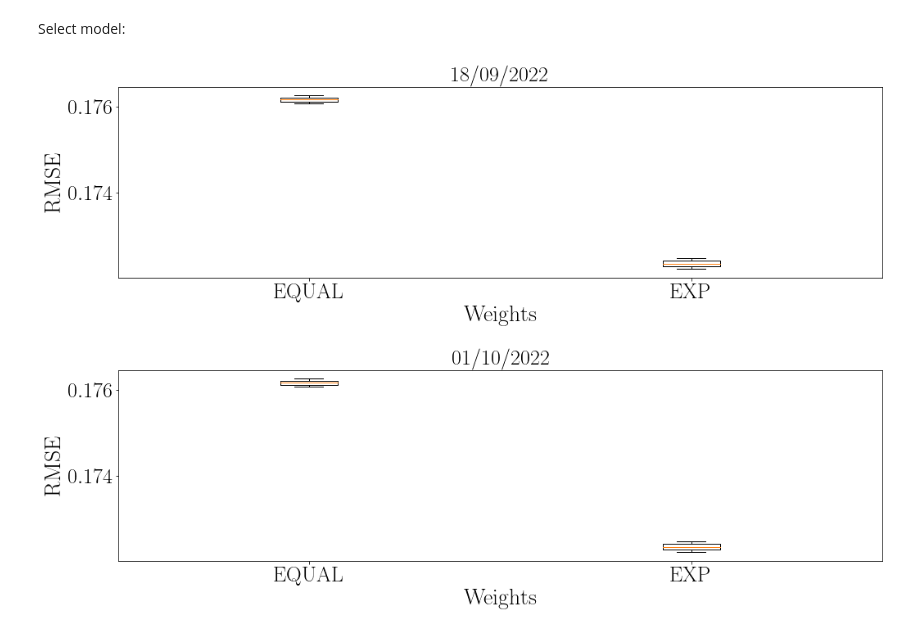
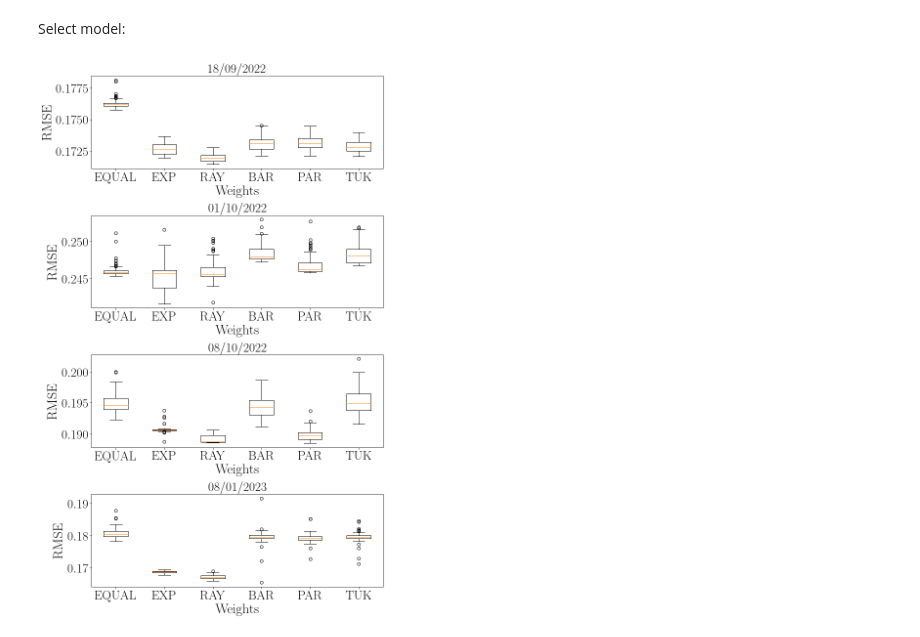
Before and after one commit to johannnamr/Forecasting-Facing-Structural-Breaks-Using-Deep-Sequential-Models, a Jupyter notebook: Code/Application/App_Results.ipynb, the cells around one changed output. Saved outputs shown, nothing was run; the diff lists cells and outputs as text; code cells hidden in the pictures.

```diff
--- a/Code/Application/App_Results.ipynb
+++ b/Code/Application/App_Results.ipynb
@@ -46,10 +30,10 @@ df_best
 # %%
-# dates = ['18/09/2022','01/10/2022','08/10/2022','08/01/2023']
+dates = ['18/09/2022','01/10/2022','08/10/2022','08/01/2023']
 #str_model = ['RNN', 'LSTM', 'GRU']
-#weight_type = ['exponential', 'rayleigh', 'bartlett', 'parzen' , 'tukey-hanning']
-dates = ['18/09/2022']
+weight_type = ['exponential', 'rayleigh', 'bartlett', 'parzen' , 'tukey-hanning']
+#dates = ['18/09/2022']
 str_model = ['RNN']
-weight_type = ['exponential']
+#weight_type = ['exponential']
 for k in range(len(dates)):
     for i in range(len(str_model)):
         for j in range(len(weight_type)+1):
@@ -118,30 +102,29 @@ Select model:
 # %%
 str_model = 'RNN'
 # %%
-# dates = ['18/09/2022','01/10/2022','08/10/2022','08/01/2023']
-#str_model = ['RNN', 'LSTM', 'GRU']
-#weight_type = ['exponential', 'rayleigh', 'bartlett', 'parzen' , 'tukey-hanning']
-dates = ['18/09/2022','01/10/2022']
-weight_type = ['exponential']
+dates = ['18/09/2022','01/10/2022','08/10/2022','08/01/2023']
+weight_type = ['exponential', 'rayleigh', 'bartlett', 'parzen' , 'tukey-hanning']
+#dates = ['18/09/2022','01/10/2022']
+#weight_type = ['exponential']
 # %%
-fig, axs = plt.subplots(len(dates),1, figsize=(15, 10))
+fig, axs = plt.subplots(len(dates),1, figsize=(10, 16))
 for i in range(len(dates)):
     df_data = pd.DataFrame()
     for j in range(len(weight_type)+1):
         if j==0:
             with np.load(path+'Results/'+data_names[i]+'_'+str_model+'_results.npz') as data:
                 df_data = pd.concat([df_data,pd.DataFrame(data['all_metrics'][:,metric])], axis=1, ignore_index=True)
         else:
             with np.load(path+'Results/'+data_names[i]+'_'+str_model+'_'+weight_type[j-1]+'_results.npz') as data:
                 df_data = pd.concat([df_data,pd.DataFrame(data['all_metrics'][:,metric])], axis=1, ignore_index=True)
     axs[i].boxplot(df_data)
     axs[i].set_title(dates[i])
     axs[i].set_xlabel('Weights')
     axs[i].set_ylabel('RMSE')
     axs[i].set_xticks(list(range(1,len(weight_type)+2)),ind[:len(weight_type)+1])
 
 fig.tight_layout()
-plt.savefig(path+'Figures/'+'overallperf_voltage.pdf', bbox_inches='tight')
+plt.savefig(path+'Figures/'+'overallperf_voltage_'+str_model+'.pdf', bbox_inches='tight')
 plt.show()
 # %% [output]
-[figure, old version]
+[figure, new version]
```
Also changed, not shown: parts of 3 cells of this notebook, 2 other files.
